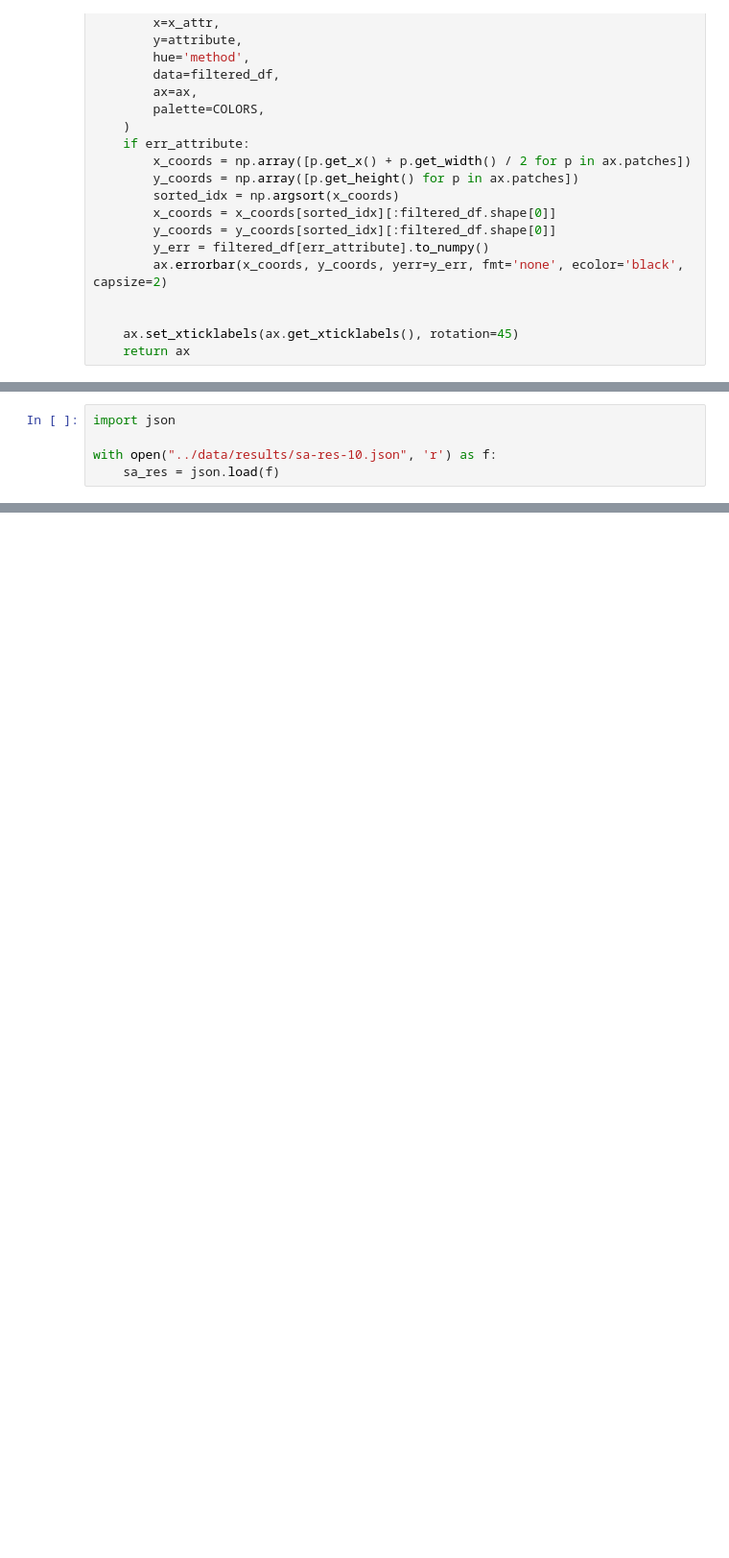
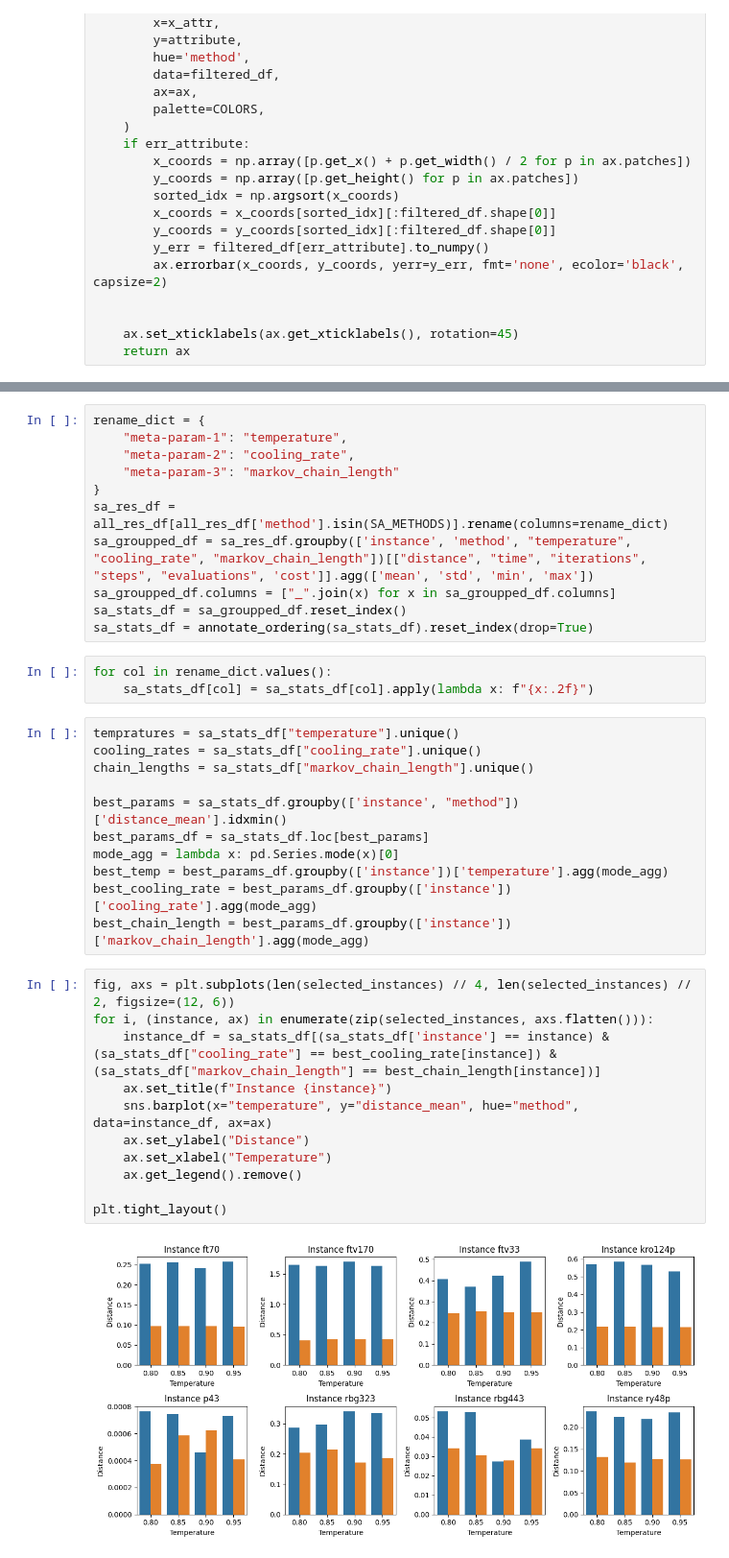
Before and after one commit to ja-nina/BioInspiredAlgosAndModels, a Jupyter notebook: reports/second_viz.ipynb, the cells around one changed output, grey strips where cells are left out. Shown: that part at 96% size. Cells and saved outputs as stored; diff of their text form; blank space fills up the shorter version.

```diff
--- a/reports/second_viz.ipynb
+++ b/reports/second_viz.ipynb
@@ -215,5 +210,0 @@ with sns.axes_style("whitegrid"):
-# %%
-import json
-
-with open("../data/results/sa-res-10.json", 'r') as f:
-    sa_res = json.load(f)
@@ -223,0 +213,38 @@ len(sa_res)
+# %%
+rename_dict = {
+    "meta-param-1": "temperature",
+    "meta-param-2": "cooling_rate",
+    "meta-param-3": "markov_chain_length"
+}
+sa_res_df = all_res_df[all_res_df['method'].isin(SA_METHODS)].rename(columns=rename_dict)
+sa_groupped_df = sa_res_df.groupby(['instance', 'method', "temperature", "cooling_rate", "markov_chain_length"])[["distance", "time", "iterations", "steps", "evaluations", 'cost']].agg(['mean', 'std', 'min', 'max'])
+sa_groupped_df.columns = ["_".join(x) for x in sa_groupped_df.columns]
+sa_stats_df = sa_groupped_df.reset_index()
+sa_stats_df = annotate_ordering(sa_stats_df).reset_index(drop=True)
+# %%
+for col in rename_dict.values():
+    sa_stats_df[col] = sa_stats_df[col].apply(lambda x: f"{x:.2f}")
+# %%
+tempratures = sa_stats_df["temperature"].unique()
+cooling_rates = sa_stats_df["cooling_rate"].unique()
+chain_lengths = sa_stats_df["markov_chain_length"].unique()
+
+best_params = sa_stats_df.groupby(['instance', "method"])['distance_mean'].idxmin()
+best_params_df = sa_stats_df.loc[best_params]
+mode_agg = lambda x: pd.Series.mode(x)[0]
+best_temp = best_params_df.groupby(['instance'])['temperature'].agg(mode_agg)
+best_cooling_rate = best_params_df.groupby(['instance'])['cooling_rate'].agg(mode_agg)
+best_chain_length = best_params_df.groupby(['instance'])['markov_chain_length'].agg(mode_agg)
+# %%
+fig, axs = plt.subplots(len(selected_instances) // 4, len(selected_instances) // 2, figsize=(12, 6))
+for i, (instance, ax) in enumerate(zip(selected_instances, axs.flatten())):
+    instance_df = sa_stats_df[(sa_stats_df['instance'] == instance) & (sa_stats_df["cooling_rate"] == best_cooling_rate[instance]) &  (sa_stats_df["markov_chain_length"] == best_chain_length[instance])]
+    ax.set_title(f"Instance {instance}")
+    sns.barplot(x="temperature", y="distance_mean", hue="method", data=instance_df, ax=ax)
+    ax.set_ylabel("Distance")
+    ax.set_xlabel("Temperature")
+    ax.get_legend().remove()
+
+plt.tight_layout()
+# %% [output]
+[figure, added]
```
Also changed, not shown: parts of 9 cells of this notebook.
